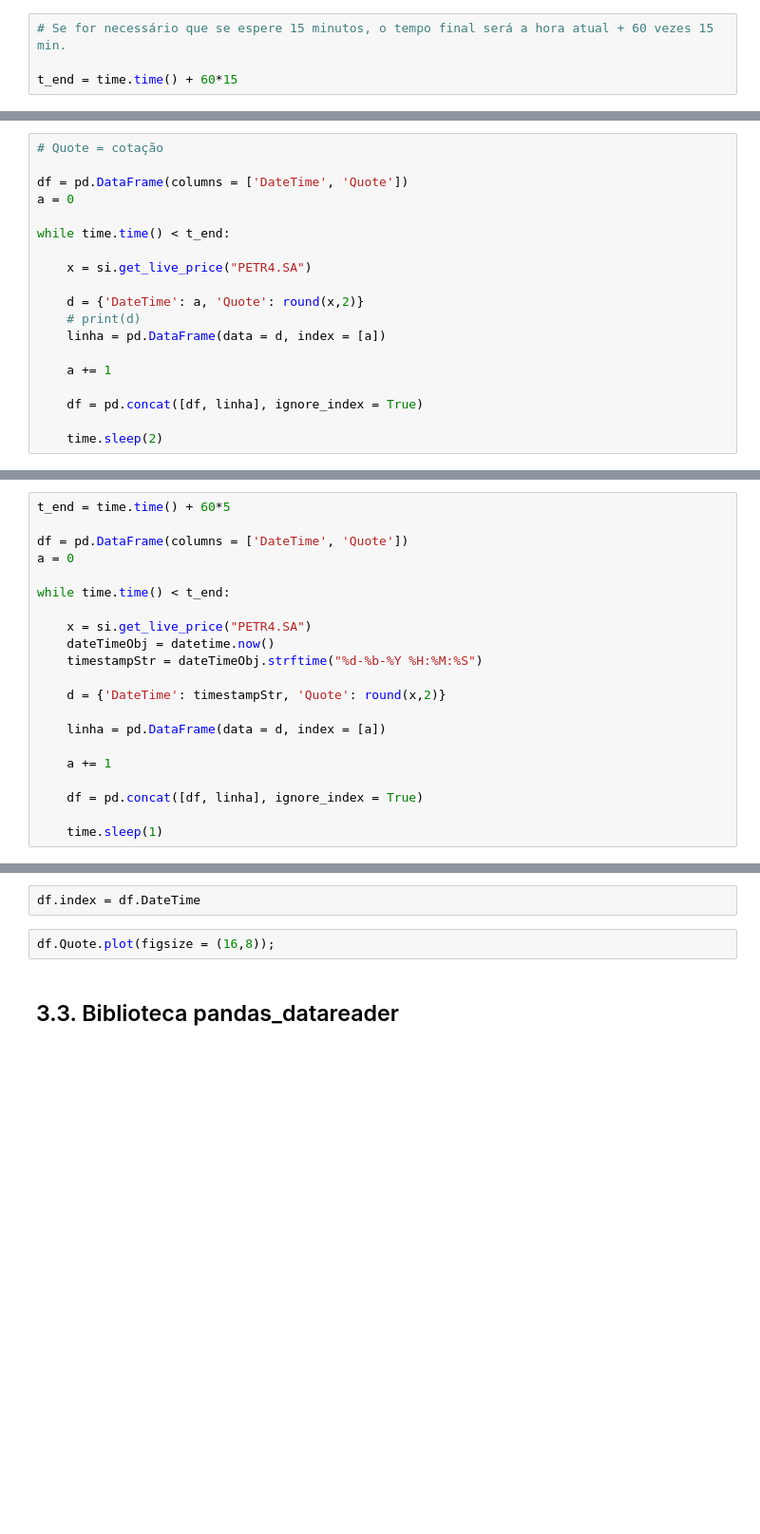
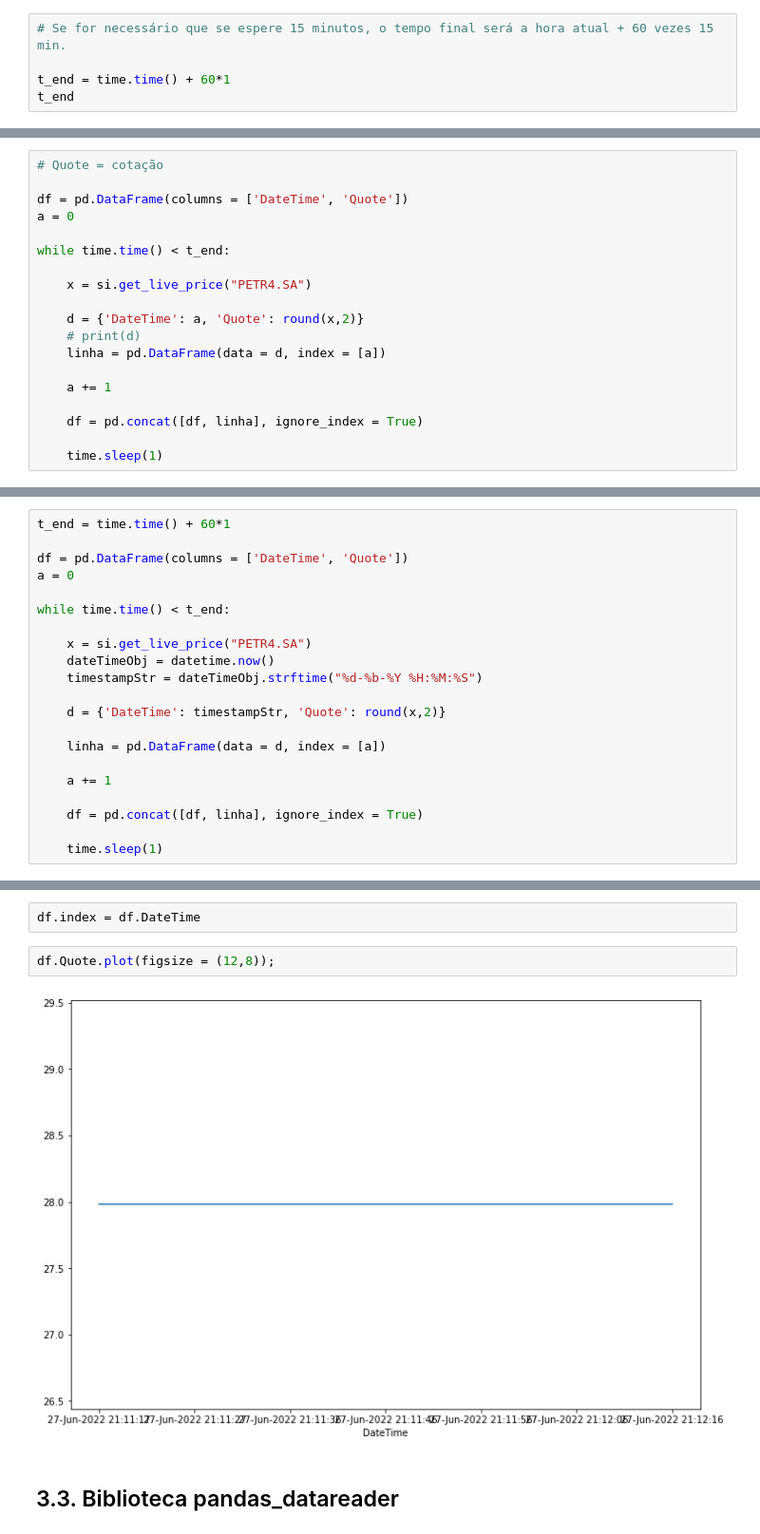
Before and after one commit to alteregocamila/python_para_traders_banco_modal, a Jupyter notebook: mod1-introdução-e-manipulação-de-dados-financeiros-com-python/MOD_01_parte01-CamilaTeixeira.ipynb, the cells around one changed output, grey strips where cells are left out. Shown at 95% size. Saved outputs shown, nothing was run; the diff lists cells and outputs as text; blank space fills up the shorter version.

```diff
--- a/mod1-introdução-e-manipulação-de-dados-financeiros-com-python/MOD_01_parte01-CamilaTeixeira.ipynb
+++ b/mod1-introdução-e-manipulação-de-dados-financeiros-com-python/MOD_01_parte01-CamilaTeixeira.ipynb
@@ -748,4 +750,5 @@ time.time()
 # %%
 # Se for necessário que se espere 15 minutos, o tempo final será a hora atual + 60 vezes 15 min.
 
-t_end = time.time() + 60*15
+t_end = time.time() + 60*1
+t_end
@@ -767,7 +772,7 @@ while time.time() < t_end:
 
     df = pd.concat([df, linha], ignore_index = True)
 
-    time.sleep(2)
+    time.sleep(1)
 # %%
 df.head()
 # %% [output]
@@ -783,5 +797,5 @@ agora.strftime("%d-%b-%Y %H:%M:%S")
 # %%
-t_end = time.time() + 60*5
+t_end = time.time() + 60*1
 
 df = pd.DataFrame(columns = ['DateTime', 'Quote'])
 a = 0
@@ -806,7 +827,9 @@ df.head()
 # %%
 df.index = df.DateTime
 # %%
-df.Quote.plot(figsize = (16,8));
+df.Quote.plot(figsize = (12,8));
+# %% [output]
+[figure, added]
 # %% [markdown]
 ## 3.3. Biblioteca pandas_datareader
 # %%
```
Also changed, not shown: parts of 21 cells of this notebook.
